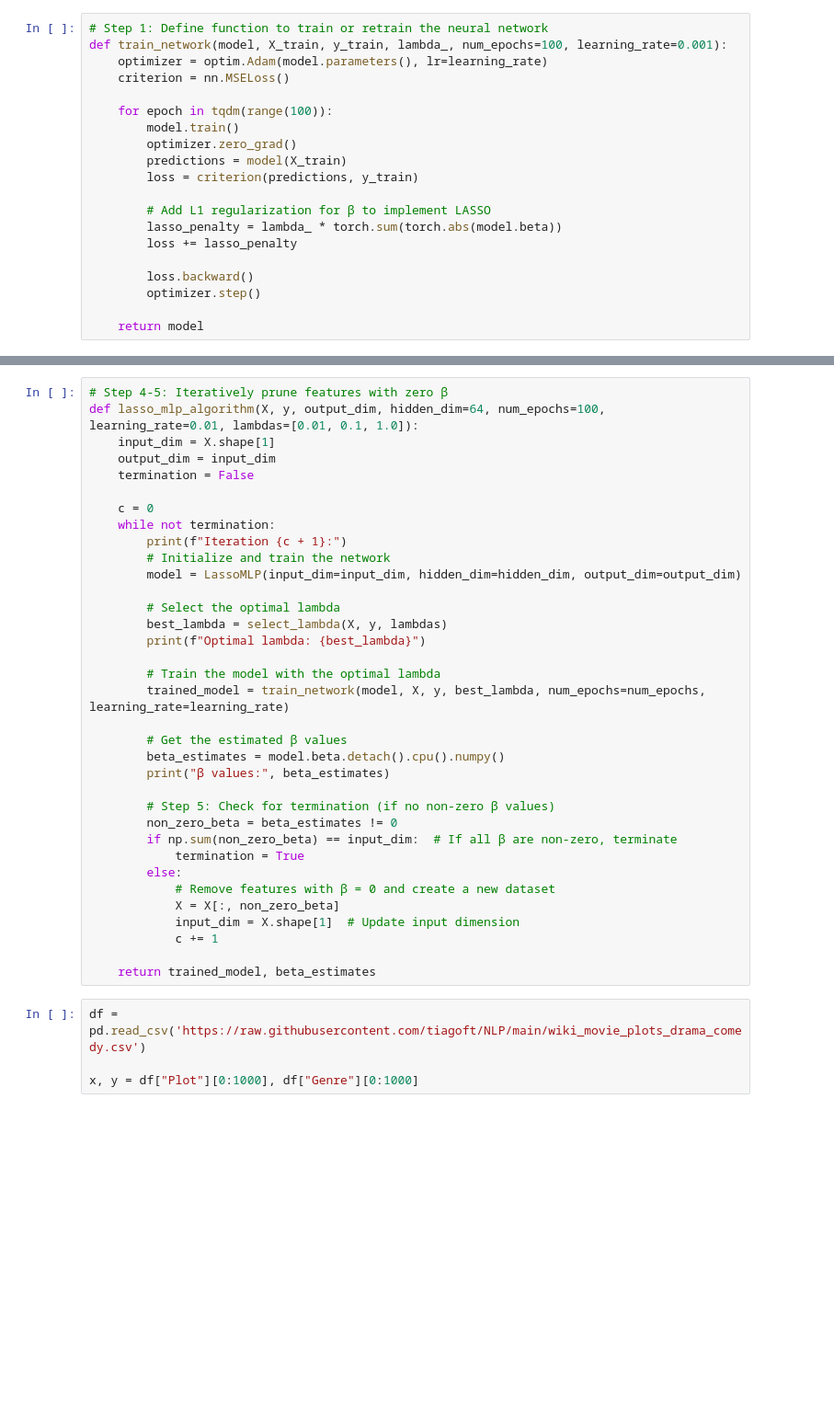
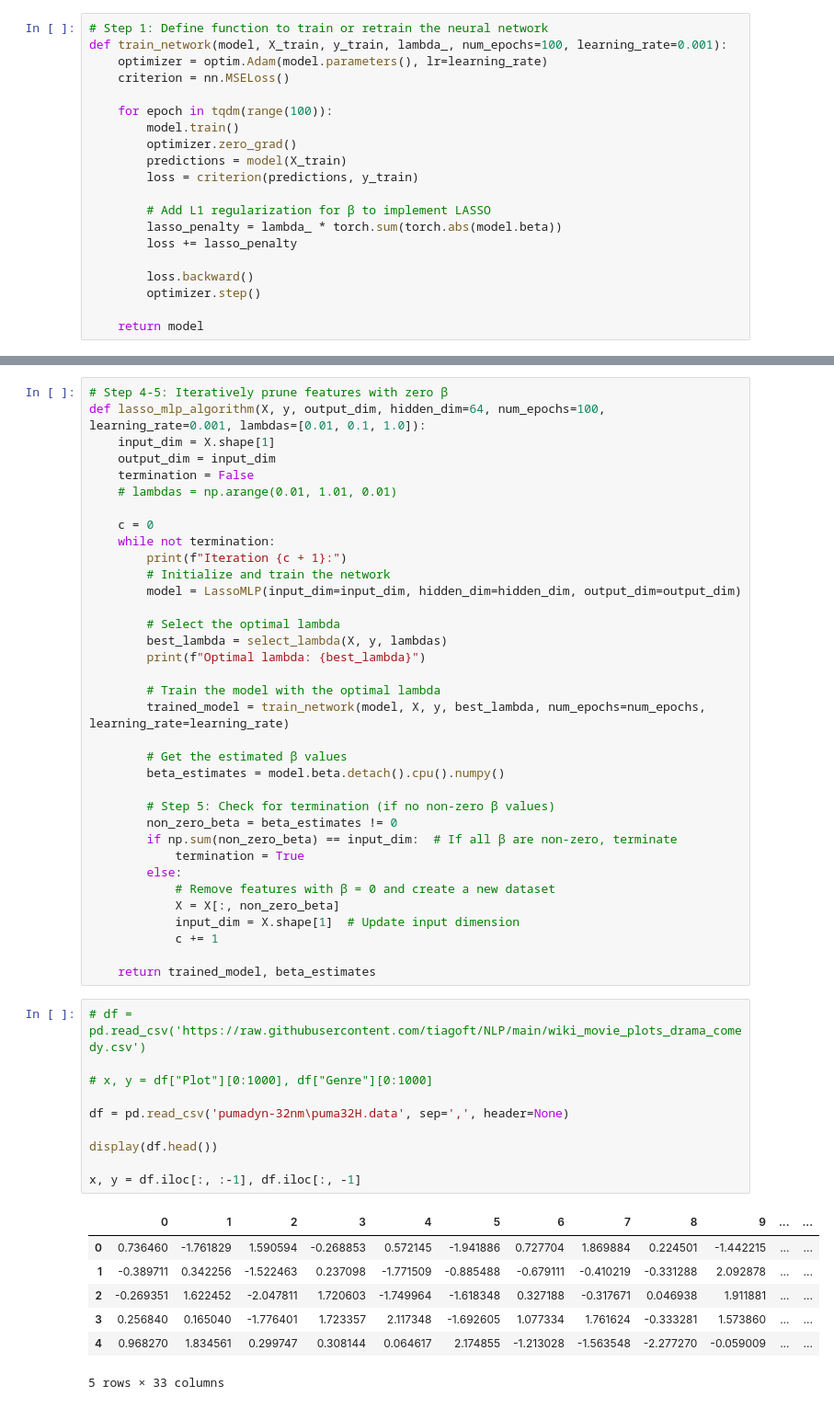
Before and after one commit to acsouza2398/nlp_lasso, a Jupyter notebook: main.ipynb, the cells around one changed output, grey strips where cells are left out. Shown at 92% size. Cells and saved outputs as stored; diff of their text form; blank space fills up the shorter version.

```diff
--- a/main.ipynb
+++ b/main.ipynb
@@ -78,10 +87,11 @@ def select_lambda(X, y, lambdas, k_folds=5):
     return best_lambda
 # %%
 # Step 4-5: Iteratively prune features with zero β
-def lasso_mlp_algorithm(X, y, output_dim, hidden_dim=64, num_epochs=100, learning_rate=0.01, lambdas=[0.01, 0.1, 1.0]):
+def lasso_mlp_algorithm(X, y, output_dim, hidden_dim=64, num_epochs=100, learning_rate=0.001, lambdas=[0.01, 0.1, 1.0]):
     input_dim = X.shape[1]
     output_dim = input_dim
     termination = False
+    # lambdas = np.arange(0.01, 1.01, 0.01)
 
     c = 0
     while not termination:
@@ -98,7 +108,6 @@ def lasso_mlp_algorithm(X, y, output_dim, hidden_dim=64, num_epochs=100, learnin
 
         # Get the estimated β values
         beta_estimates = model.beta.detach().cpu().numpy()
-        print("β values:", beta_estimates)
 
         # Step 5: Check for termination (if no non-zero β values)
         non_zero_beta = beta_estimates != 0
@@ -112,8 +121,22 @@ def lasso_mlp_algorithm(X, y, output_dim, hidden_dim=64, num_epochs=100, learnin
 
     return trained_model, beta_estimates
 # %%
-df = pd.read_csv('https://raw.githubusercontent.com/tiagoft/NLP/main/wiki_movie_plots_drama_comedy.csv')
+# df = pd.read_csv('https://raw.githubusercontent.com/tiagoft/NLP/main/wiki_movie_plots_drama_comedy.csv')
 
-x, y = df["Plot"][0:1000], df["Genre"][0:1000]
+# x, y = df["Plot"][0:1000], df["Genre"][0:1000]
+
+df = pd.read_csv('pumadyn-32nm\puma32H.data', sep=',', header=None)
+
+display(df.head())
+
+x, y = df.iloc[:, :-1], df.iloc[:, -1]
+# %% [output]
+|  | 0 | 1 | 2 | 3 | 4 | 5 | 6 | 7 | 8 | 9 | ... | ... |
+| 0 | 0.736460 | -1.761829 | 1.590594 | -0.268853 | 0.572145 | -1.941886 | 0.727704 | 1.869884 | 0.224501 | -1.442215 | ... | ... |
+| 1 | -0.389711 | 0.342256 | -1.522463 | 0.237098 | -1.771509 | -0.885488 | -0.679111 | -0.410219 | -0.331288 | 2.092878 | ... | ... |
+| 2 | -0.269351 | 1.622452 | -2.047811 | 1.720603 | -1.749964 | -1.618348 | 0.327188 | -0.317671 | 0.046938 | 1.911881 | ... | ... |
+| 3 | 0.256840 | 0.165040 | -1.776401 | 1.723357 | 2.117348 | -1.692605 | 1.077334 | 1.761624 | -0.333281 | 1.573860 | ... | ... |
+| 4 | 0.968270 | 1.834561 | 0.299747 | 0.308144 | 0.064617 | 2.174855 | -1.213028 | -1.563548 | -2.277270 | -0.059009 | ... | ... |
+5 rows × 33 columns
 # %%
 print("Loading Sentence Transformer model...")
```
Also changed, not shown: parts of 8 cells of this notebook, 3 other files.
